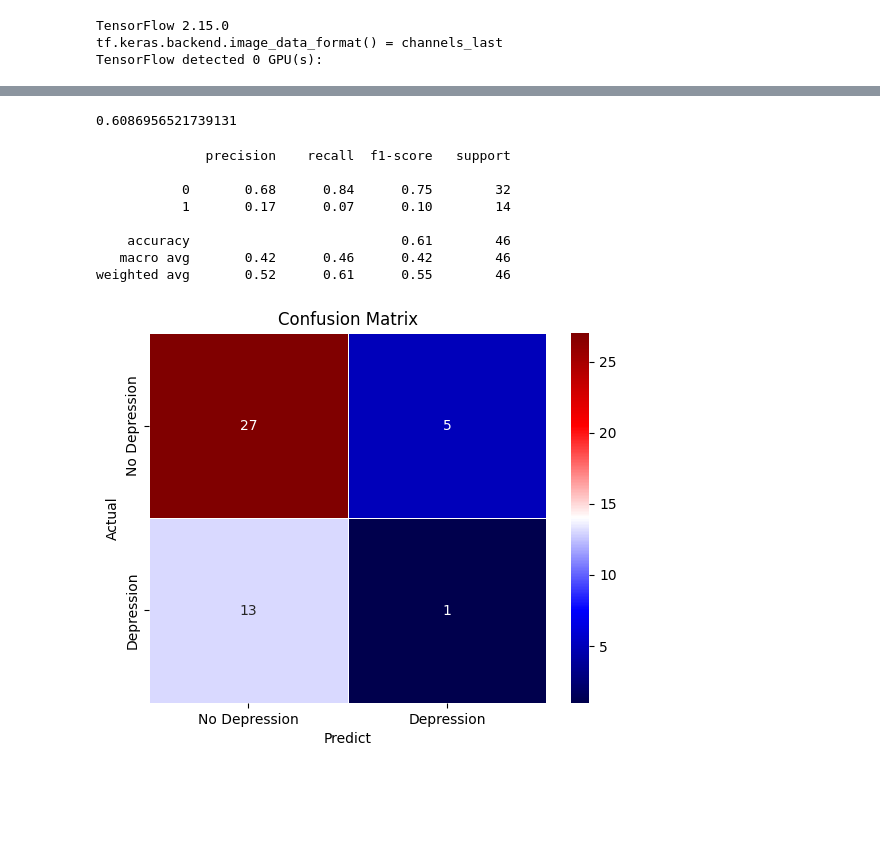
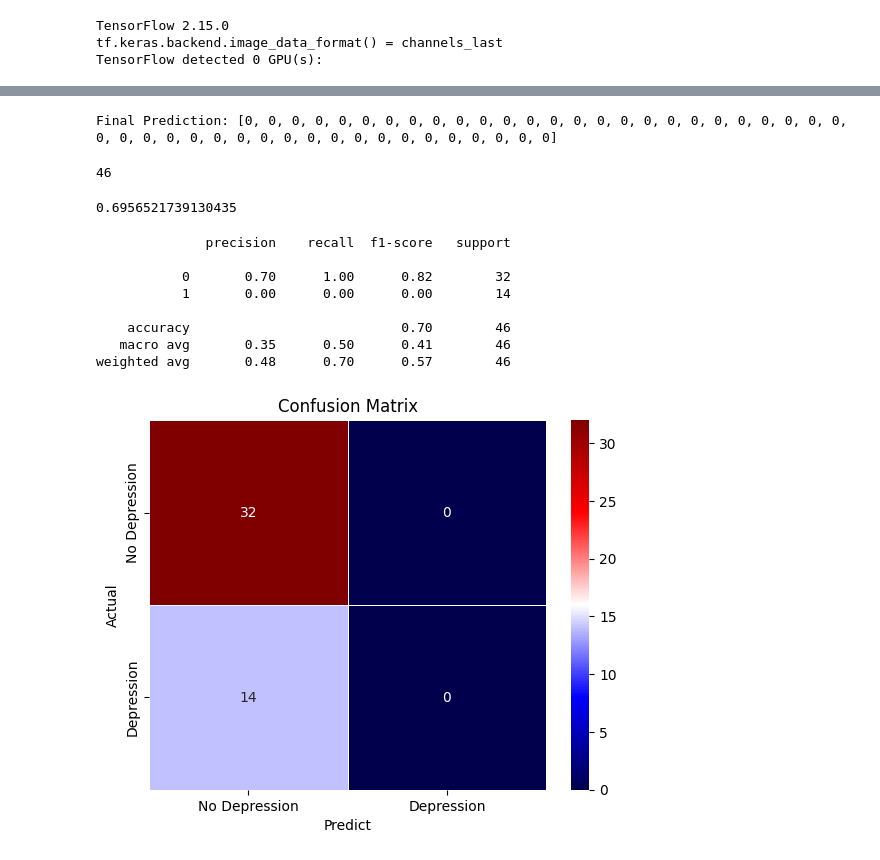
Before and after one commit to pongsapaks/Detection-depression, a Jupyter notebook: Fusion_network.ipynb, the cells around one changed output, grey strips where cells are left out. Saved outputs shown, nothing was run; the diff lists cells and outputs as text; code cells hidden in the pictures; blank space fills up the shorter version.

```diff
--- a/Fusion_network.ipynb
+++ b/Fusion_network.ipynb
@@ -29,17 +35,16 @@ TensorFlow 2.15.0
 tf.keras.backend.image_data_format() = channels_last
 TensorFlow detected 0 GPU(s):
 # %%
-text_prediction = pd.read_csv("/content/drive/MyDrive/Final_DLP/Text_pred.csv")
+text_prediction = pd.read_csv("/content/drive/MyDrive/Final_DLP/Text_pred_1.csv")
 
-audio_prediction = pd.read_csv("/content/drive/MyDrive/Final_DLP/Audio_pred.csv")
+audio_prediction = pd.read_csv("/content/drive/MyDrive/Final_DLP/Audio_Pred.csv",index_col = 0)
 
 Y_test = pd.read_csv("/content/drive/MyDrive/Final_DLP/y_true.csv")
 # %%
 # Assuming you have predictions from both text and audio models
-text_model_predictions = text_prediction.values  #convert to numpy array
-audio_model_predictions = audio_prediction.values  #convert to numpy array
+text_model_pred = text_prediction.values  #convert to numpy array
+audio_model_pred = audio_prediction.values  #convert to numpy array
 
-# Concatenate the predictions as features
-combined_features = np.concatenate((text_model_predictions, audio_model_predictions), axis=1)
-combined_features
+combined_softmax_pred = text_model_pred * audio_model_pred  # Element-wise product of softmax predictions
+combined_softmax_pred
 # %% [output]
@@ -101,29 +73,42 @@ Final Binary Predictions: [0 0 0 0 0 0 0 0 0 0 0 0 1 0 0 0 0 1 0 0 0 1 0 0 0 0 0
+# %%
+argmax_prd = [np.argmax(x) for x in combined_softmax_pred]
+#final_prediction = np.argmax(combined_softmax_pred)  # Select the class with the highest combined probability
+
+#print("Combined Softmax Predictions:", combined_softmax_pred)
+print("Final Prediction:", argmax_prd)
+# %% [output]
+Final Prediction: [0, 0, 0, 0, 0, 0, 0, 0, 0, 0, 0, 0, 0, 0, 0, 0, 0, 0, 0, 0, 0, 0, 0, 0, 0, 0, 0, 0, 0, 0, 0, 0, 0, 0, 0, 0, 0, 0, 0, 0, 0, 0, 0, 0, 0, 0]
+# %%
+Y_true = Y_test.values  #convert to numpy array
+Y_true.size
+# %% [output]
+46
 # %%
 from sklearn.metrics import accuracy_score,classification_report,  ConfusionMatrixDisplay, confusion_matrix
 import matplotlib.pyplot as plt
 import seaborn as sns
 # %%
-accuracy_score(Y_true, final_binary_predictions)
+accuracy_score(Y_true, argmax_prd)
 # %% [output]
-0.6086956521739131
+0.6956521739130435
 # %%
-print(classification_report(Y_true, final_binary_predictions))
+print(classification_report(Y_true, argmax_prd))
 # %% [output]
               precision    recall  f1-score   support
 
-           0       0.68      0.84      0.75        32
-           1       0.17      0.07      0.10        14
+           0       0.70      1.00      0.82        32
+           1       0.00      0.00      0.00        14
 
-    accuracy                           0.61        46
-   macro avg       0.42      0.46      0.42        46
-weighted avg       0.52      0.61      0.55        46
+    accuracy                           0.70        46
+   macro avg       0.35      0.50      0.41        46
+weighted avg       0.48      0.70      0.57        46
 # %%
 y_true_label = ['No Depression' , 'Depression']
 y_pred_label = ['No Depression' , 'Depression']
-cm = confusion_matrix(Y_true, final_binary_predictions)
+cm = confusion_matrix(Y_true, argmax_prd)
 ax = sns.heatmap(cm, annot = True, cmap = 'seismic',xticklabels = y_pred_label, yticklabels = y_true_label, linewidth=.5, )
 ax.set(xlabel='Predict',ylabel='Actual')
 plt.title('Confusion Matrix')
 plt.show()
 # %% [output]
-[figure, old version]
+[figure, new version]
```
Also changed, not shown: parts of 5 cells of this notebook.
